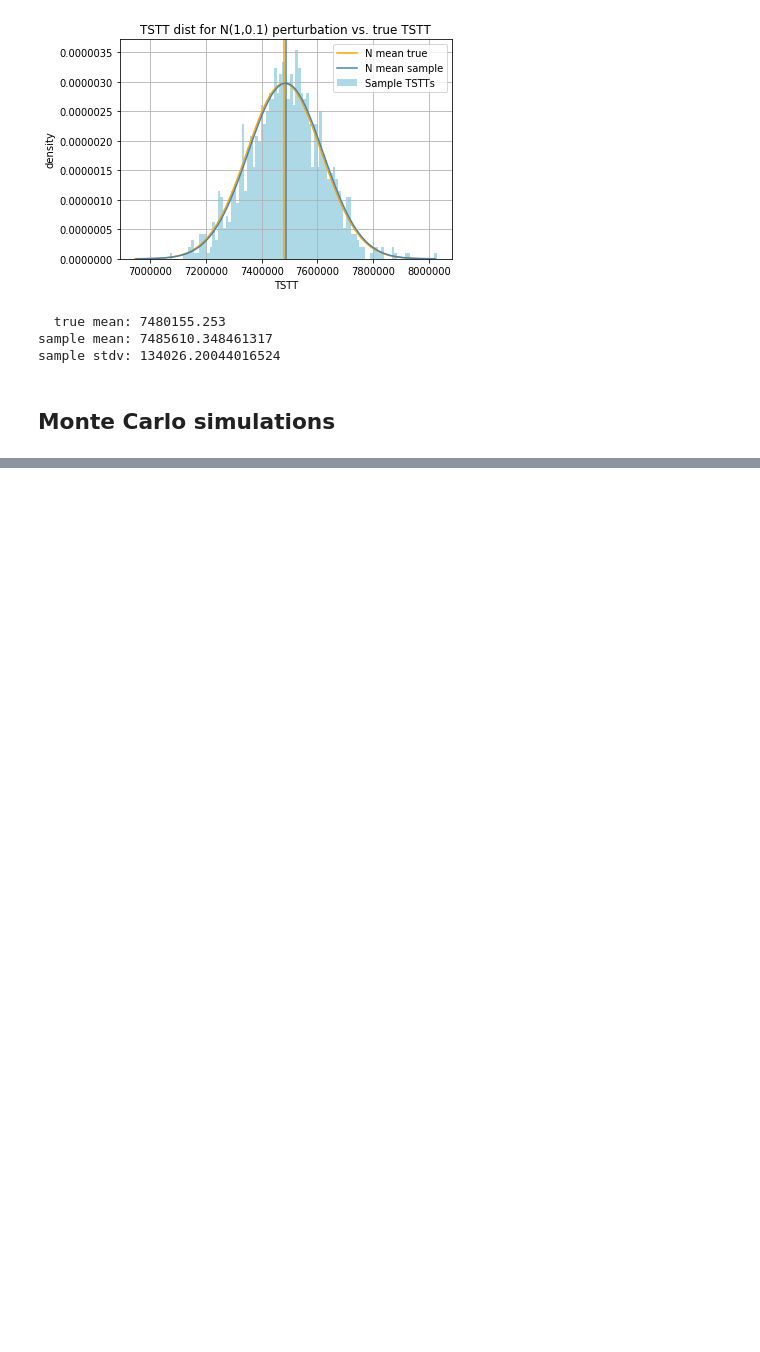
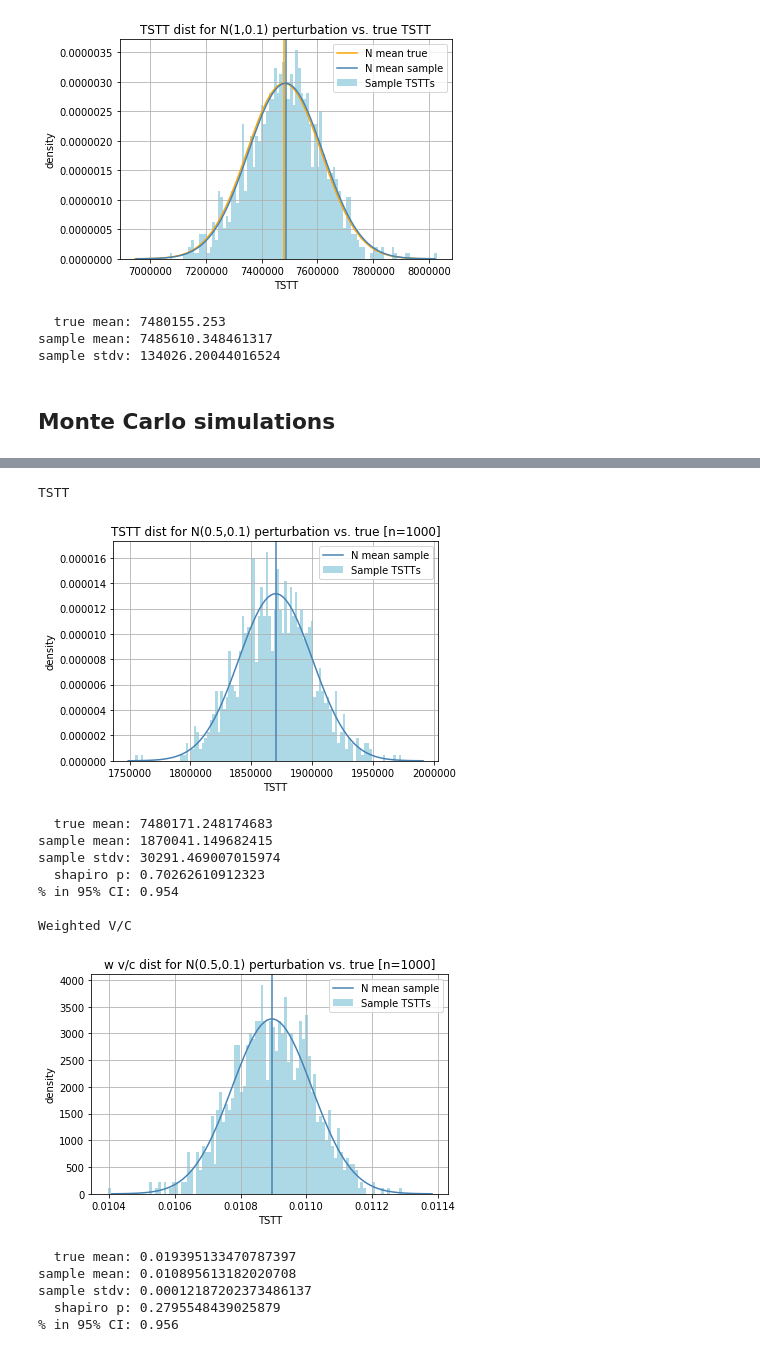
Before and after one commit to CarlinLiao/od-perturbation, a Jupyter notebook: automation.ipynb, the cells around one changed output, grey strips where cells are left out. Drawn from its saved outputs; the diff is of its cells as text; code cells hidden in the pictures; blank space fills up the shorter version.

```diff
--- a/automation.ipynb
+++ b/automation.ipynb
@@ -317,0 +301,24 @@ sample stdv: 409255.67778822157
+# %%
+np5sdp1_tstt_mean, np5sdp1_tstt_sd, np5sdp1_tstt_pv, np5sdp1_wvc_mean, np5sdp1_wvc_sd, np5sdp1_wvc_pv = monte_carlo(true_tstt, true_wvc,
+                                       "SiouxFalls_net.tntp",
+                                       "SiouxFalls_trips.tntp",
+                                       1000,
+                                       norm_mean=.5,
+                                       plot_true_mean=False,
+                                       verbose_output=True)
+# %% [output]
+TSTT
+[figure, added]
+  true mean: 7480171.248174683
+sample mean: 1870041.149682415
+sample stdv: 30291.469007015974
+  shapiro p: 0.70262610912323
+% in 95% CI: 0.954
+
+Weighted V/C
+[figure, added]
+  true mean: 0.019395133470787397
+sample mean: 0.010895613182020708
+sample stdv: 0.00012187202373486137
+  shapiro p: 0.2795548439025879
+% in 95% CI: 0.956
```
Also changed, not shown: parts of 8 cells of this notebook, 1 other file.
